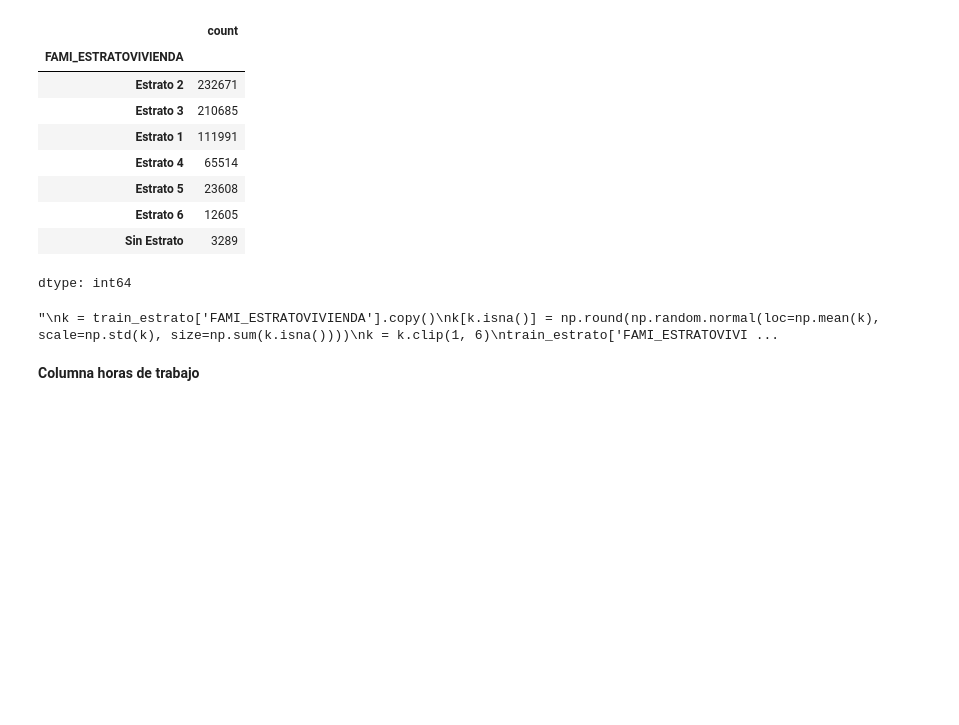
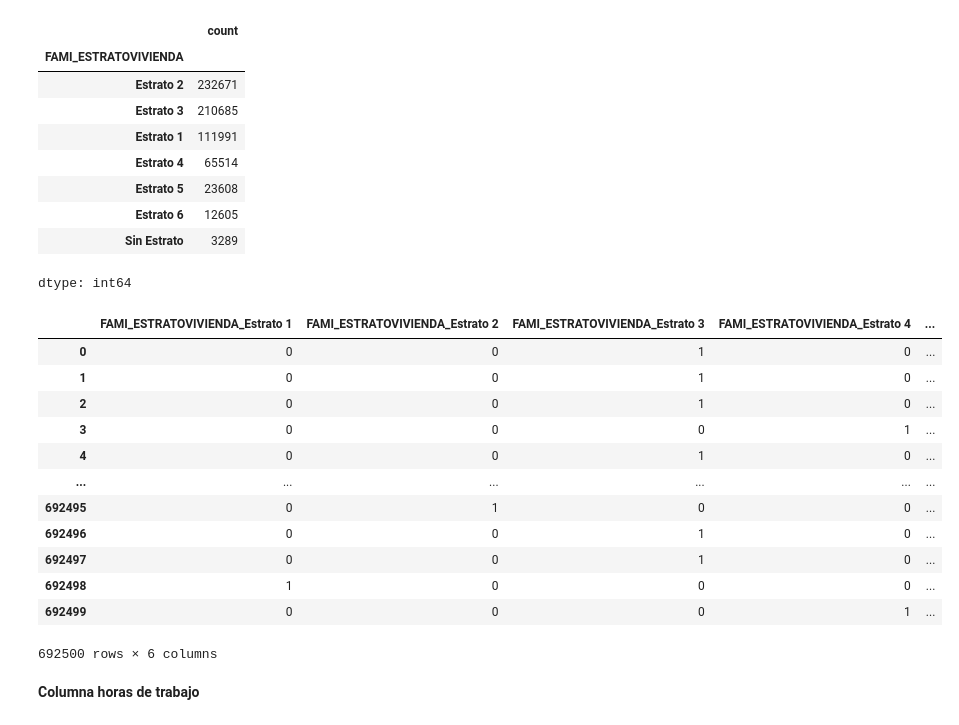
Before and after one commit to julianisazam/UDEA-ai4eng-20251, a Jupyter notebook: 99 - modelo solución.ipynb, the cells around one changed output. Drawn from its saved outputs; the diff is of its cells as text; code cells hidden in the pictures; blank space fills up the shorter version.

```diff
--- a/99 - modelo solución.ipynb
+++ b/99 - modelo solución.ipynb
@@ -181,16 +181,6 @@ estratos_map = {
 }
 # %%
 train_copy['FAMI_ESTRATOVIVIENDA'] = np.array([estratos_map.get(i, np.nan) for i in train_copy['FAMI_ESTRATOVIVIENDA']])
-# %%
-"""
-k = train_estrato['FAMI_ESTRATOVIVIENDA'].copy()
-k[k.isna()] = np.round(np.random.normal(loc=np.mean(k), scale=np.std(k), size=np.sum(k.isna())))
-k = k.clip(1, 6)
-train_estrato['FAMI_ESTRATOVIVIENDA'] = k
-
-"""
-# %% [output]
-"\nk = train_estrato['FAMI_ESTRATOVIVIENDA'].copy()\nk[k.isna()] = np.round(np.random.normal(loc=np.mean(k), scale=np.std(k), size=np.sum(k.isna())))\nk = k.clip(1, 6)\ntrain_estrato['FAMI_ESTRATOVIVI ...
 # %%
 valores_posibles_estrato = np.array([1, 2, 3, 4, 5, 6])
 frecuencias_estrato = np.array([111991, 232671, 210685, 65514, 23608, 12605])
@@ -213,6 +203,22 @@ train_copy['FAMI_ESTRATOVIVIENDA'] = np.array([rmap[i] for i in train_copy['FAMI
 # %%
 col = 'FAMI_ESTRATOVIVIENDA'
 procesado_estrato = replace_column_with_onehot(train_copy[[col]].dropna().copy(), col)
+# %%
+procesado_estrato
+# %% [output]
+|  | FAMI_ESTRATOVIVIENDA_Estrato 1 | FAMI_ESTRATOVIVIENDA_Estrato 2 | FAMI_ESTRATOVIVIENDA_Estrato 3 | FAMI_ESTRATOVIVIENDA_Estrato 4 | ... |
+| 0 | 0 | 0 | 1 | 0 | ... |
+| 1 | 0 | 0 | 1 | 0 | ... |
+| 2 | 0 | 0 | 1 | 0 | ... |
+| 3 | 0 | 0 | 0 | 1 | ... |
+| 4 | 0 | 0 | 1 | 0 | ... |
+| ... | ... | ... | ... | ... | ... |
+| 692495 | 0 | 1 | 0 | 0 | ... |
+| 692496 | 0 | 0 | 1 | 0 | ... |
+| 692497 | 0 | 0 | 1 | 0 | ... |
+| 692498 | 1 | 0 | 0 | 0 | ... |
+| 692499 | 0 | 0 | 0 | 1 | ... |
+692500 rows × 6 columns
 # %% [markdown]
 **Columna horas de trabajo**
 # %%
```
Also changed, not shown: parts of 66 cells of this notebook.
